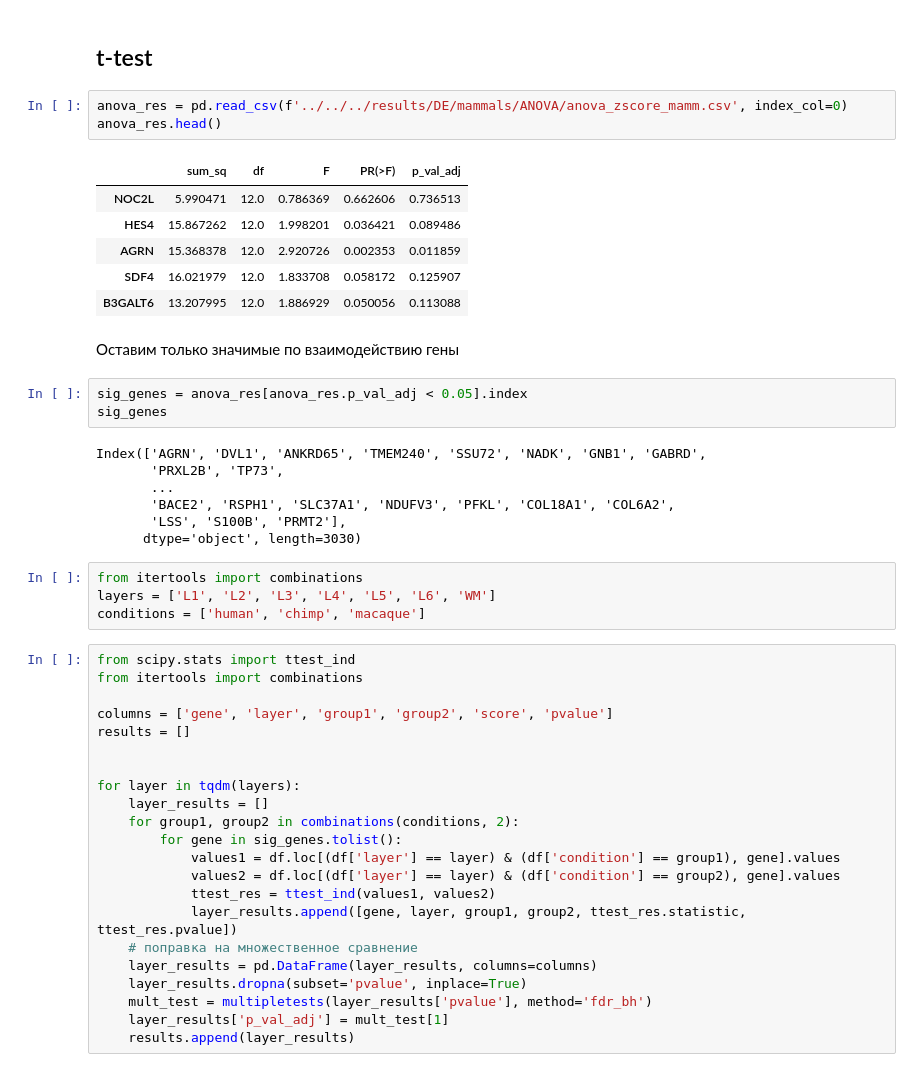
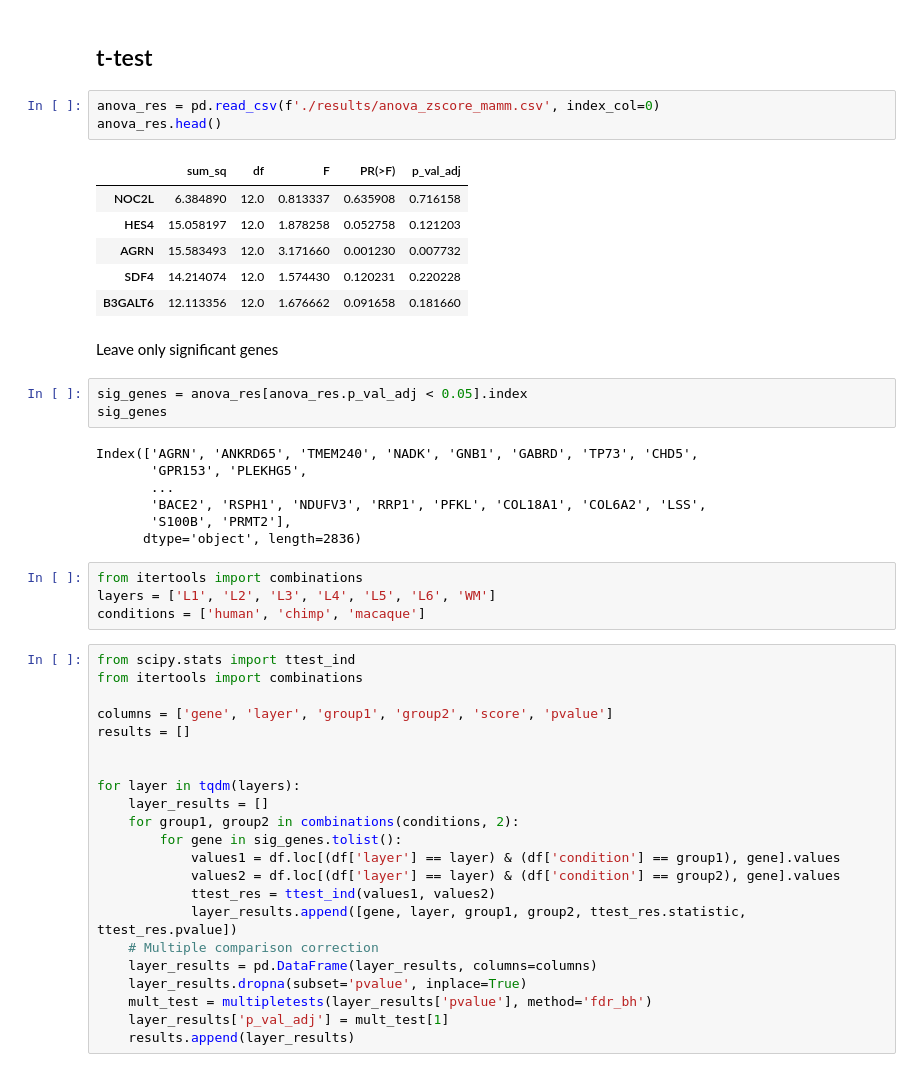
Before and after one commit to Claptar/spatialMPFC, a Jupyter notebook: DE/mammals/ANOVA_zscore/ANOVA_zsore.ipynb, the cells around one changed output. Cells and saved outputs as stored; diff of their text form.

```diff
--- a/DE/mammals/ANOVA_zscore/ANOVA_zsore.ipynb
+++ b/DE/mammals/ANOVA_zscore/ANOVA_zsore.ipynb
@@ -195,27 +212,27 @@ res['PR(>F)'].hist(bins=20)
 # %% [markdown]
 ## t-test
 # %%
-anova_res = pd.read_csv(f'../../../results/DE/mammals/ANOVA/anova_zscore_mamm.csv', index_col=0)
+anova_res = pd.read_csv(f'./results/anova_zscore_mamm.csv', index_col=0)
 anova_res.head()
 # %% [output]
 |  | sum_sq | df | F | PR(>F) | p_val_adj |
-| NOC2L | 5.990471 | 12.0 | 0.786369 | 0.662606 | 0.736513 |
-| HES4 | 15.867262 | 12.0 | 1.998201 | 0.036421 | 0.089486 |
-| AGRN | 15.368378 | 12.0 | 2.920726 | 0.002353 | 0.011859 |
-| SDF4 | 16.021979 | 12.0 | 1.833708 | 0.058172 | 0.125907 |
-| B3GALT6 | 13.207995 | 12.0 | 1.886929 | 0.050056 | 0.113088 |
+| NOC2L | 6.384890 | 12.0 | 0.813337 | 0.635908 | 0.716158 |
+| HES4 | 15.058197 | 12.0 | 1.878258 | 0.052758 | 0.121203 |
+| AGRN | 15.583493 | 12.0 | 3.171660 | 0.001230 | 0.007732 |
+| SDF4 | 14.214074 | 12.0 | 1.574430 | 0.120231 | 0.220228 |
+| B3GALT6 | 12.113356 | 12.0 | 1.676662 | 0.091658 | 0.181660 |
 # %% [markdown]
-Оставим только значимые по взаимодействию гены
+Leave only significant genes
 # %%
 sig_genes = anova_res[anova_res.p_val_adj < 0.05].index
 sig_genes
 # %% [output]
-Index(['AGRN', 'DVL1', 'ANKRD65', 'TMEM240', 'SSU72', 'NADK', 'GNB1', 'GABRD',
-       'PRXL2B', 'TP73',
+Index(['AGRN', 'ANKRD65', 'TMEM240', 'NADK', 'GNB1', 'GABRD', 'TP73', 'CHD5',
+       'GPR153', 'PLEKHG5',
        ...
-       'BACE2', 'RSPH1', 'SLC37A1', 'NDUFV3', 'PFKL', 'COL18A1', 'COL6A2',
-       'LSS', 'S100B', 'PRMT2'],
-      dtype='object', length=3030)
+       'BACE2', 'RSPH1', 'NDUFV3', 'RRP1', 'PFKL', 'COL18A1', 'COL6A2', 'LSS',
+       'S100B', 'PRMT2'],
+      dtype='object', length=2836)
 # %%
 from itertools import combinations
 layers = ['L1', 'L2', 'L3', 'L4', 'L5', 'L6', 'WM']
@@ -236,7 +253,7 @@ for layer in tqdm(layers):
             values2 = df.loc[(df['layer'] == layer) & (df['condition'] == group2), gene].values
             ttest_res = ttest_ind(values1, values2)
             layer_results.append([gene, layer, group1, group2, ttest_res.statistic, ttest_res.pvalue])
-    # поправка на множественное сравнение
+    # Multiple comparison correction
     layer_results = pd.DataFrame(layer_results, columns=columns)
     layer_results.dropna(subset='pvalue', inplace=True)
     mult_test = multipletests(layer_results['pvalue'], method='fdr_bh')
```
Also changed, not shown: parts of 33 cells of this notebook.
